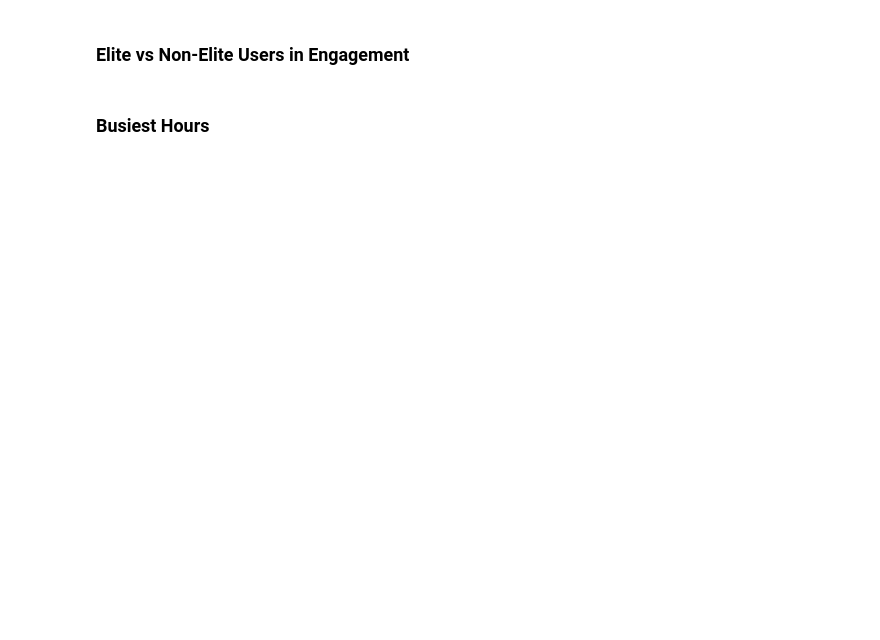
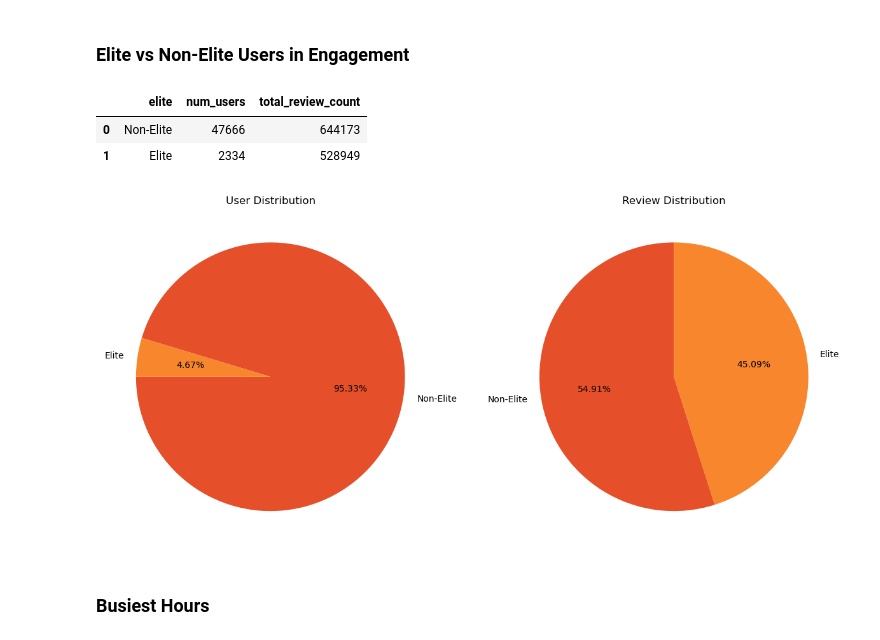
Before and after one commit to sharlynmuturi/data-engineering-and-analytics-projects, a Jupyter notebook: yelp-user-engagement-analysis/analysis.ipynb, the cells around one changed output. Saved outputs shown, nothing was run; the diff lists cells and outputs as text; code cells hidden in the pictures; blank space fills up the shorter version.

```diff
--- a/yelp-user-engagement-analysis/analysis.ipynb
+++ b/yelp-user-engagement-analysis/analysis.ipynb
@@ -432,7 +661,7 @@ plt.show()
 elite_df = pd.read_sql_query(f"""
 SELECT
   elite,
-  COUNT(*) AS row_count,
+  COUNT(*) AS num_users,
   SUM(review_count) AS total_review_count
 FROM
   (SELECT
@@ -443,21 +672,27 @@ FROM
     u.review_count
   FROM user u) AS user_elite
 GROUP BY elite
-ORDER BY row_count DESC;
+ORDER BY num_users DESC;
 """, conn)
 
 elite_df
+# %% [output]
+|  | elite | num_users | total_review_count |
+| 0 | Non-Elite | 47666 | 644173 |
+| 1 | Elite | 2334 | 528949 |
 # %%
-plt.figure(figsize=(10, 6))
+plt.figure(figsize=(15, 8))
 plt.subplot(1,2,1)
 plt.title('User Distribution')
 plt.pie(elite_df['num_users'], labels = elite_df['elite'], autopct='%.2f%%', startangle = 180, colors = ['#E54F29', '#F8862C'])
 
 plt.subplot(1,2,2)
 plt.title('Review Distribution')
 plt.pie(elite_df['total_review_count'], labels = elite_df['elite'], autopct='%.2f%%', startangle = 90, colors = ['#E54F29', '#F8862C'])
 
 plt.show()
+# %% [output]
+[figure, added]
 # %% [markdown]
 ### Busiest Hours
 # %%
```
Also changed, not shown: parts of 37 cells of this notebook, 2 other files.
